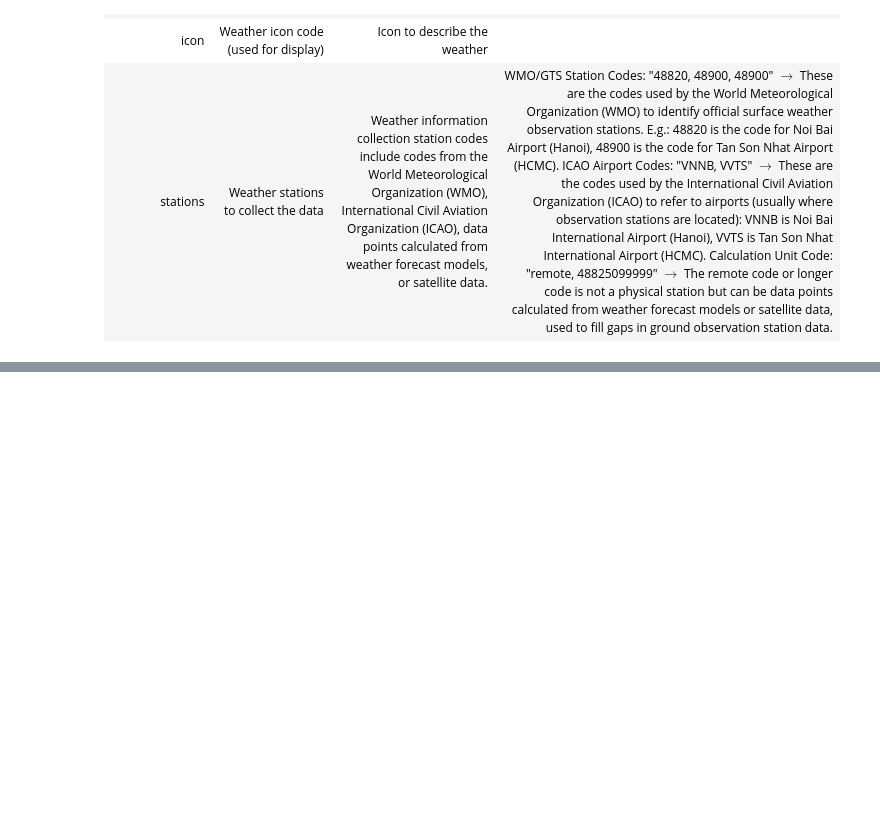
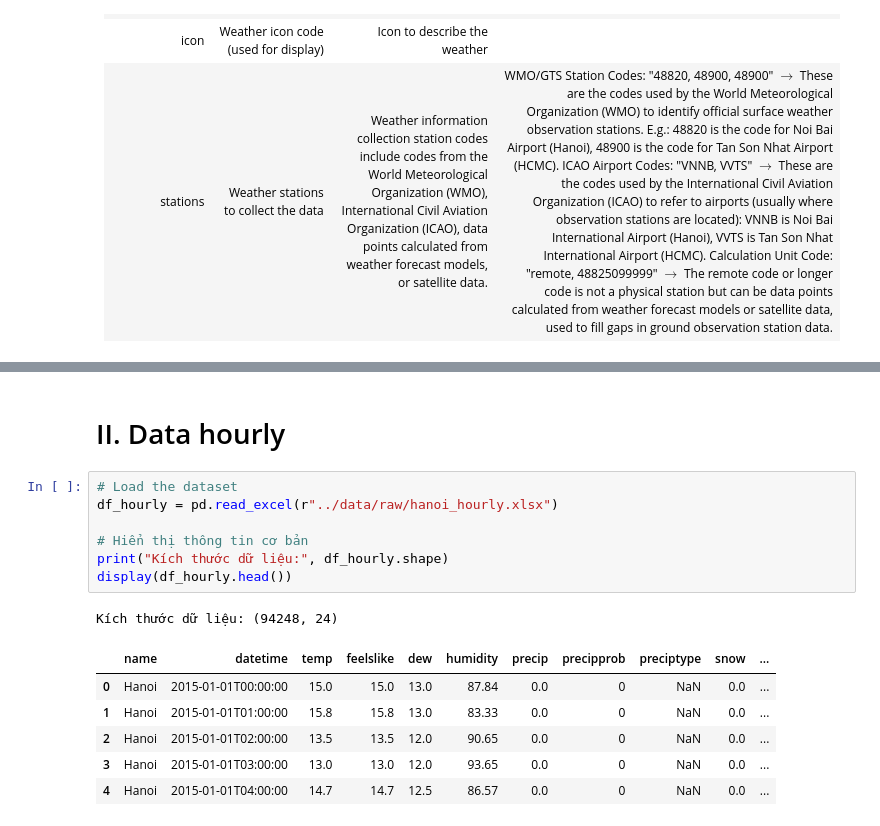
Before and after one commit to tungvoi38/Machine_Learning_Group_3, a Jupyter notebook: temperature_prediction_Hanoi/notebooks/01-data_understanding.ipynb, the cells around one changed output, grey strips where cells are left out. Saved outputs shown, nothing was run; the diff lists cells and outputs as text; blank space fills up the shorter version.

```diff
--- a/temperature_prediction_Hanoi/notebooks/01-data_understanding.ipynb
+++ b/temperature_prediction_Hanoi/notebooks/01-data_understanding.ipynb
@@ -146,3 +148,20 @@ plt.title("Ma trận tương quan")
 plt.show()
 # %% [output]
 [figure]
+# %% [markdown]
+# II. Data hourly
+# %%
+# Load the dataset
+df_hourly = pd.read_excel(r"../data/raw/hanoi_hourly.xlsx")
+
+# Hiển thị thông tin cơ bản
+print("Kích thước dữ liệu:", df_hourly.shape)
+display(df_hourly.head())
+# %% [output]
+Kích thước dữ liệu: (94248, 24)
+|  | name | datetime | temp | feelslike | dew | humidity | precip | precipprob | preciptype | snow | ... |
+| 0 | Hanoi | 2015-01-01T00:00:00 | 15.0 | 15.0 | 13.0 | 87.84 | 0.0 | 0 | NaN | 0.0 | ... |
+| 1 | Hanoi | 2015-01-01T01:00:00 | 15.8 | 15.8 | 13.0 | 83.33 | 0.0 | 0 | NaN | 0.0 | ... |
+| 2 | Hanoi | 2015-01-01T02:00:00 | 13.5 | 13.5 | 12.0 | 90.65 | 0.0 | 0 | NaN | 0.0 | ... |
+| 3 | Hanoi | 2015-01-01T03:00:00 | 13.0 | 13.0 | 12.0 | 93.65 | 0.0 | 0 | NaN | 0.0 | ... |
+| 4 | Hanoi | 2015-01-01T04:00:00 | 14.7 | 14.7 | 12.5 | 86.57 | 0.0 | 0 | NaN | 0.0 | ... |
```
Also changed, not shown: parts of 7 cells of this notebook, 2 other files.
